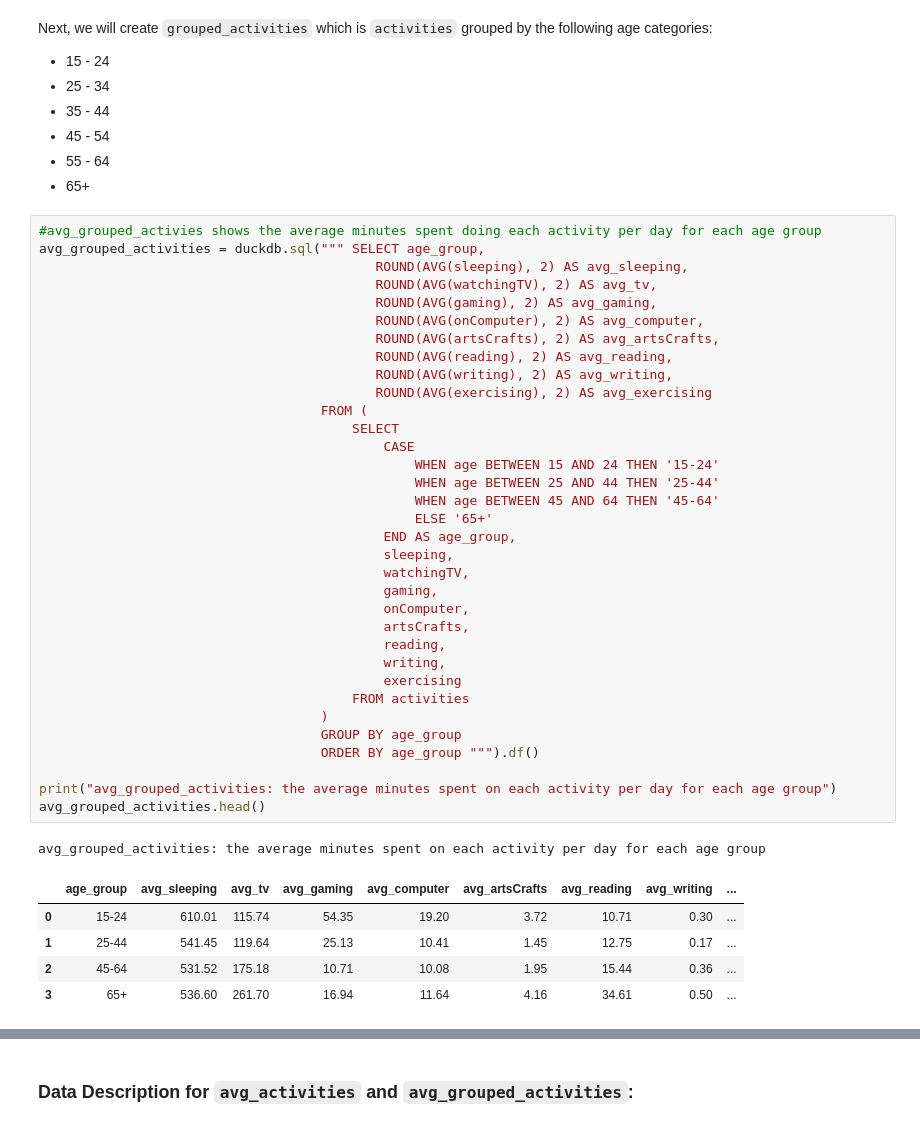
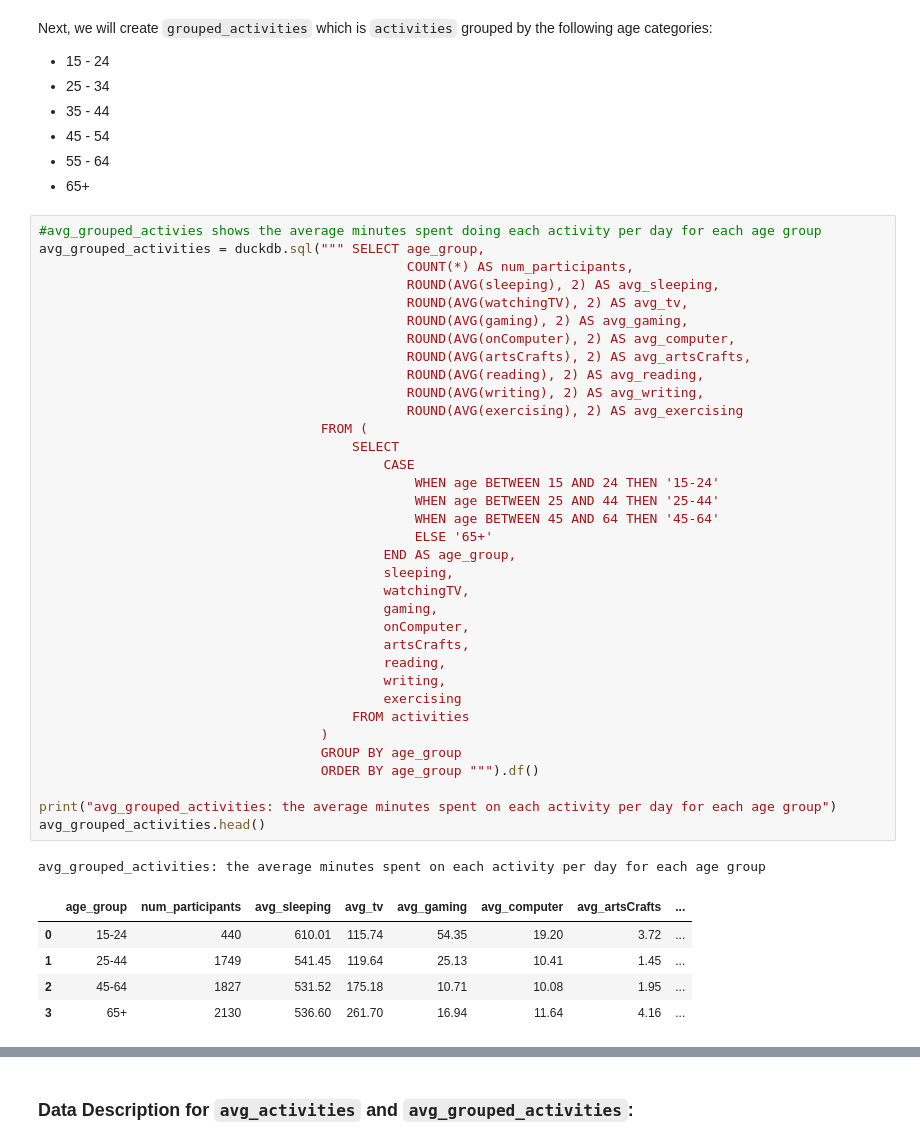
Before and after one commit to rem388/DataScienceProject, a Jupyter notebook: Phase2.ipynb, the cells around one changed output, grey strips where cells are left out. Drawn from its saved outputs; the diff is of its cells as text.

```diff
--- a/Phase2.ipynb
+++ b/Phase2.ipynb
@@ -134,41 +134,42 @@ Next, we will create `grouped_activities` which is `activities` grouped by the f
 # %%
 #avg_grouped_activies shows the average minutes spent doing each activity per day for each age group
 avg_grouped_activities = duckdb.sql(""" SELECT age_group,
-                                           ROUND(AVG(sleeping), 2) AS avg_sleeping,
-                                           ROUND(AVG(watchingTV), 2) AS avg_tv,
-                                           ROUND(AVG(gaming), 2) AS avg_gaming,
-                                           ROUND(AVG(onComputer), 2) AS avg_computer,
-                                           ROUND(AVG(artsCrafts), 2) AS avg_artsCrafts,
-                                           ROUND(AVG(reading), 2) AS avg_reading,
-                                           ROUND(AVG(writing), 2) AS avg_writing,
-                                           ROUND(AVG(exercising), 2) AS avg_exercising
+                                               COUNT(*) AS num_participants,
+                                               ROUND(AVG(sleeping), 2) AS avg_sleeping,
+                                               ROUND(AVG(watchingTV), 2) AS avg_tv,
+                                               ROUND(AVG(gaming), 2) AS avg_gaming,
+                                               ROUND(AVG(onComputer), 2) AS avg_computer,
+                                               ROUND(AVG(artsCrafts), 2) AS avg_artsCrafts,
+                                               ROUND(AVG(reading), 2) AS avg_reading,
+                                               ROUND(AVG(writing), 2) AS avg_writing,
+                                               ROUND(AVG(exercising), 2) AS avg_exercising
                                     FROM (
                                         SELECT
                                             CASE
                                                 WHEN age BETWEEN 15 AND 24 THEN '15-24'
                                                 WHEN age BETWEEN 25 AND 44 THEN '25-44'
                                                 WHEN age BETWEEN 45 AND 64 THEN '45-64'
                                                 ELSE '65+'
                                             END AS age_group,
                                             sleeping,
                                             watchingTV,
                                             gaming,
                                             onComputer,
                                             artsCrafts,
                                             reading,
                                             writing,
                                             exercising
                                         FROM activities
                                     )
                                     GROUP BY age_group
                                     ORDER BY age_group """).df()
 
 print("avg_grouped_activities: the average minutes spent on each activity per day for each age group")
 avg_grouped_activities.head()
 # %% [output]
 avg_grouped_activities: the average minutes spent on each activity per day for each age group
-|  | age_group | avg_sleeping | avg_tv | avg_gaming | avg_computer | avg_artsCrafts | avg_reading | avg_writing | ... |
-| 0 | 15-24 | 610.01 | 115.74 | 54.35 | 19.20 | 3.72 | 10.71 | 0.30 | ... |
-| 1 | 25-44 | 541.45 | 119.64 | 25.13 | 10.41 | 1.45 | 12.75 | 0.17 | ... |
-| 2 | 45-64 | 531.52 | 175.18 | 10.71 | 10.08 | 1.95 | 15.44 | 0.36 | ... |
-| 3 | 65+ | 536.60 | 261.70 | 16.94 | 11.64 | 4.16 | 34.61 | 0.50 | ... |
+|  | age_group | num_participants | avg_sleeping | avg_tv | avg_gaming | avg_computer | avg_artsCrafts | ... |
+| 0 | 15-24 | 440 | 610.01 | 115.74 | 54.35 | 19.20 | 3.72 | ... |
+| 1 | 25-44 | 1749 | 541.45 | 119.64 | 25.13 | 10.41 | 1.45 | ... |
+| 2 | 45-64 | 1827 | 531.52 | 175.18 | 10.71 | 10.08 | 1.95 | ... |
+| 3 | 65+ | 2130 | 536.60 | 261.70 | 16.94 | 11.64 | 4.16 | ... |
```
Also changed, not shown: parts of 8 cells of this notebook.
